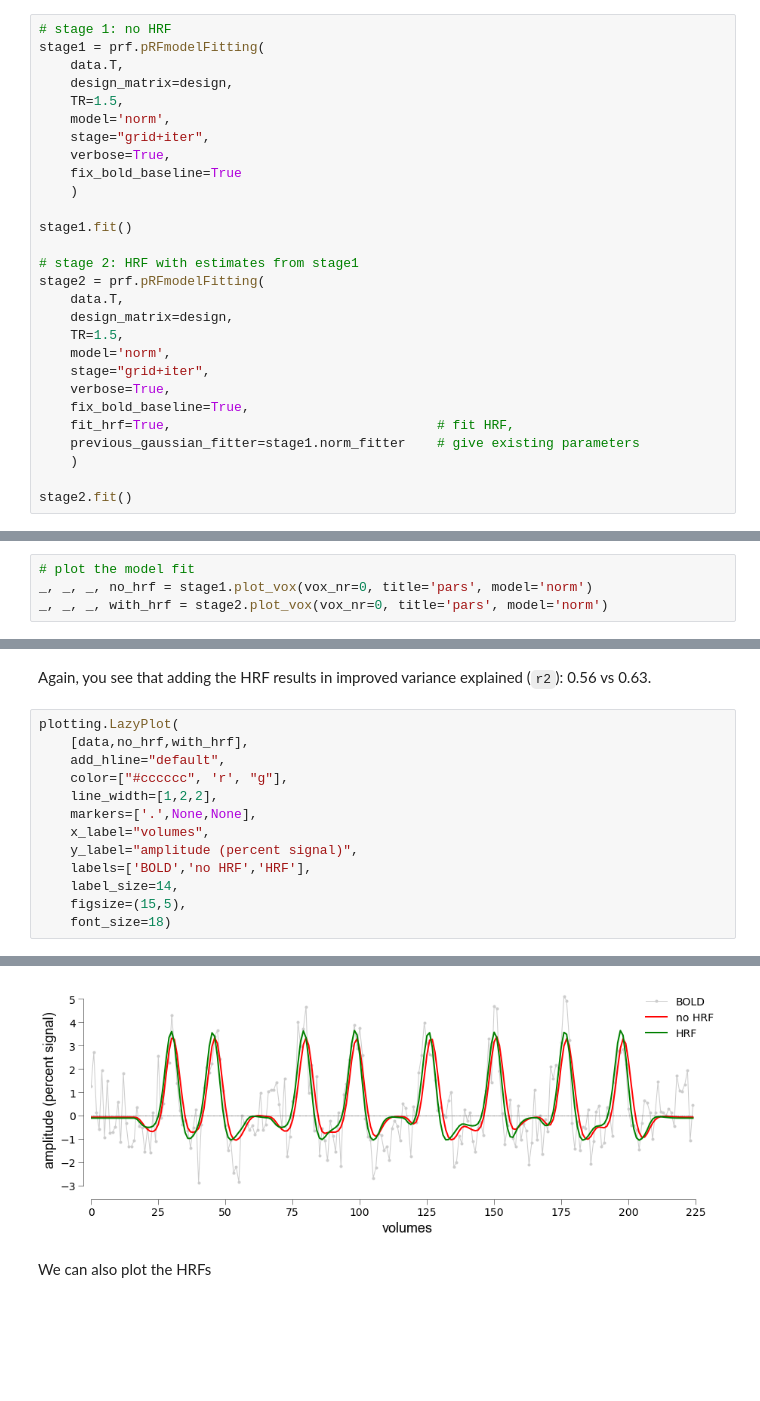
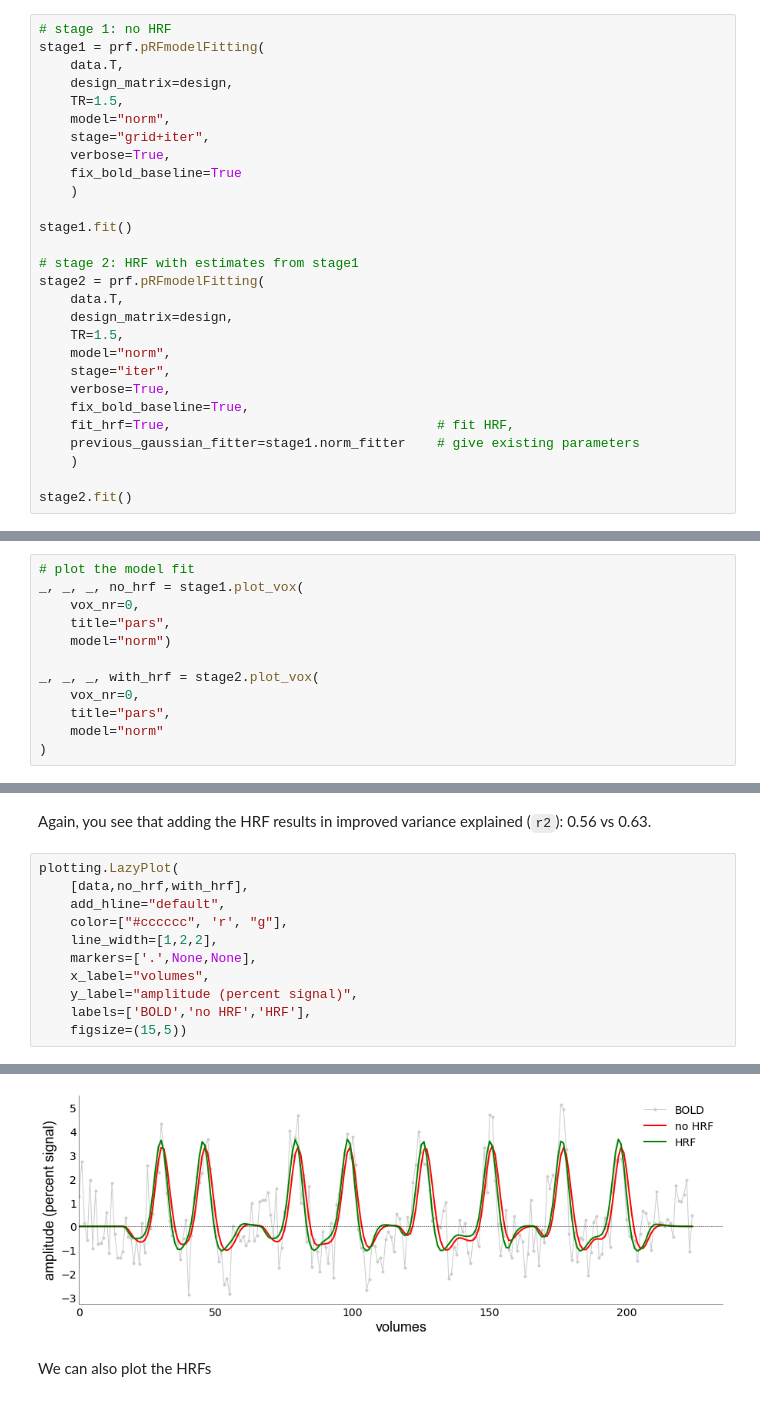
Before and after one commit to gjheij/linescanning, a Jupyter notebook: doc/source/examples/prfmodelfitter.ipynb, the cells around one changed output, grey strips where cells are left out. Saved outputs shown, nothing was run; the diff lists cells and outputs as text; blank space fills up the shorter version.

```diff
--- a/doc/source/examples/prfmodelfitter.ipynb
+++ b/doc/source/examples/prfmodelfitter.ipynb
@@ -307,7 +310,7 @@ stage1 = prf.pRFmodelFitting(
     data.T,
     design_matrix=design,
     TR=1.5,
-    model='norm',
+    model="norm",
     stage="grid+iter",
     verbose=True,
     fix_bold_baseline=True
@@ -320,8 +323,8 @@ stage2 = prf.pRFmodelFitting(
     data.T,
     design_matrix=design,
     TR=1.5,
-    model='norm',
-    stage="grid+iter",
+    model="norm",
+    stage="iter",
     verbose=True,
     fix_bold_baseline=True,
     fit_hrf=True,                                  # fit HRF,
@@ -382,5 +388,13 @@ Iterfit took 0:06:51.759228
 # %%
 # plot the model fit
-_, _, _, no_hrf = stage1.plot_vox(vox_nr=0, title='pars', model='norm')
-_, _, _, with_hrf = stage2.plot_vox(vox_nr=0, title='pars', model='norm')
+_, _, _, no_hrf = stage1.plot_vox(
+    vox_nr=0,
+    title="pars",
+    model="norm")
+
+_, _, _, with_hrf = stage2.plot_vox(
+    vox_nr=0,
+    title="pars",
+    model="norm"
+)
 # %% [output]
@@ -391,18 +405,16 @@ Again, you see that adding the HRF results in improved variance explained (`r2`)
 # %%
 plotting.LazyPlot(
     [data,no_hrf,with_hrf],
     add_hline="default",
     color=["#cccccc", 'r', "g"],
     line_width=[1,2,2],
     markers=['.',None,None],
     x_label="volumes",
     y_label="amplitude (percent signal)",
     labels=['BOLD','no HRF','HRF'],
-    label_size=14,
-    figsize=(15,5),
-    font_size=18)
+    figsize=(15,5))
 # %% [output]
 <linescanning.plotting.LazyPlot at 0x...>
-[figure, old version]
+[figure, new version]
 # %% [markdown]
 We can also plot the HRFs
```
Also changed, not shown: parts of 20 cells of this notebook.
